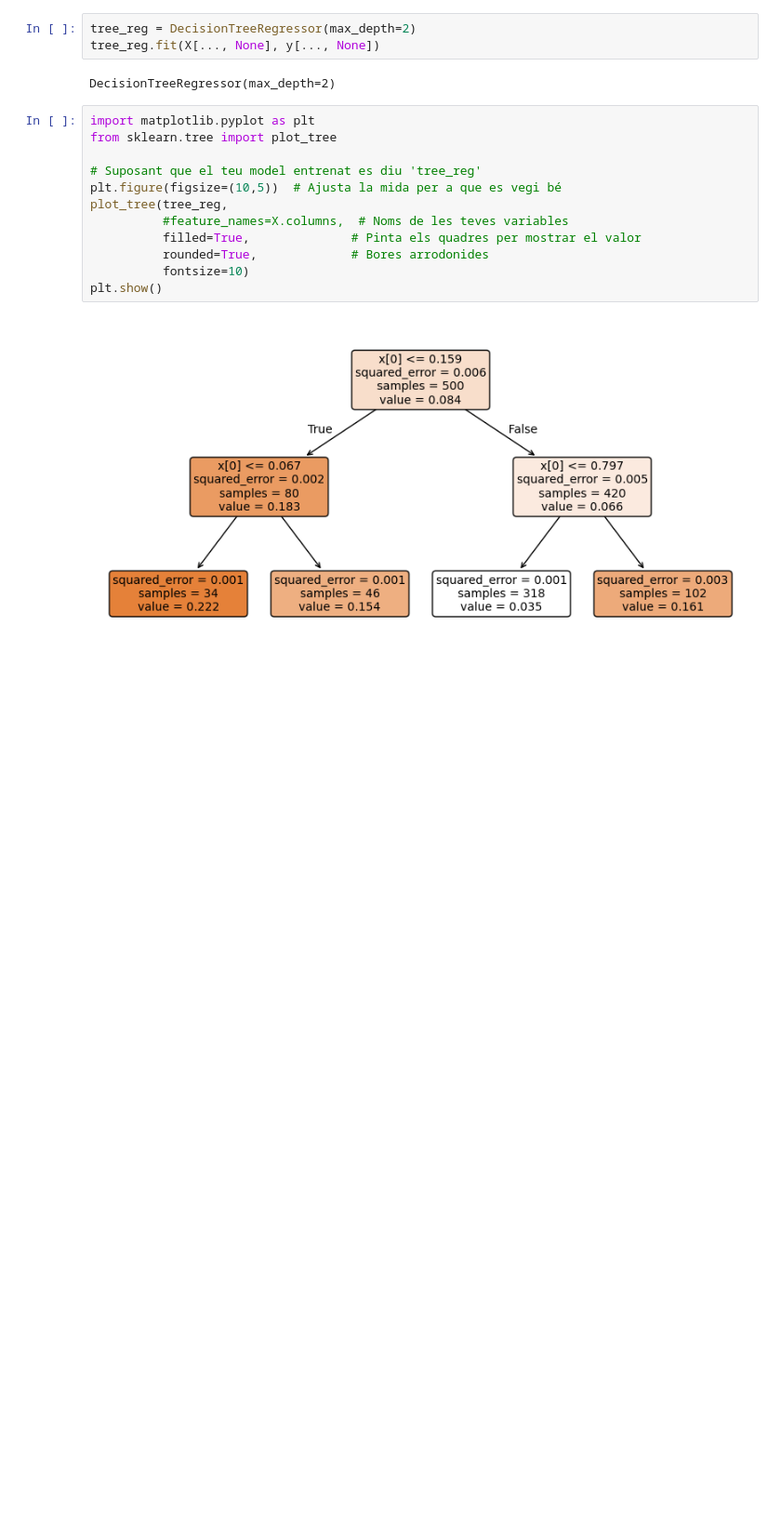
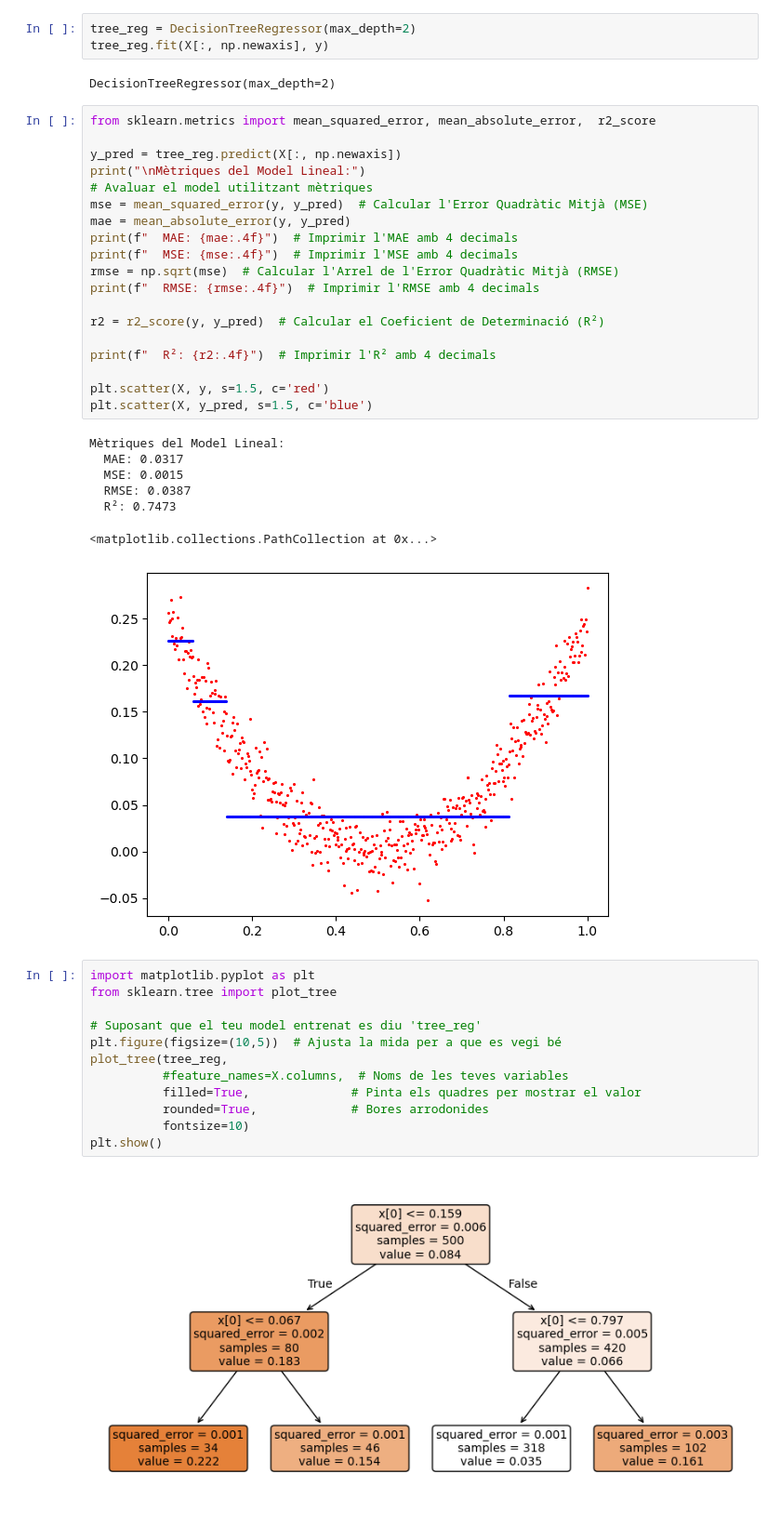
Before and after one commit to xxjcaxx/Disseny-i-avaluacio-de-models, a Jupyter notebook: apunts/documents/regressió.ipynb, the cells around one changed output. Shown at 93% size. Cells and saved outputs as stored; diff of their text form; blank space fills up the shorter version.

```diff
--- a/apunts/documents/regressió.ipynb
+++ b/apunts/documents/regressió.ipynb
@@ -760,8 +971,35 @@ plt.scatter(X, y, s=1.5, c='red')
 # %%
 tree_reg = DecisionTreeRegressor(max_depth=2)
-tree_reg.fit(X[..., None], y[..., None])
+tree_reg.fit(X[:, np.newaxis], y)
 # %% [output]
 DecisionTreeRegressor(max_depth=2)
+# %%
+from sklearn.metrics import mean_squared_error, mean_absolute_error,  r2_score
+
+y_pred = tree_reg.predict(X[:, np.newaxis])
+print("\nMètriques del Model Lineal:")
+# Avaluar el model utilitzant mètriques
+mse = mean_squared_error(y, y_pred)  # Calcular l'Error Quadràtic Mitjà (MSE)
+mae = mean_absolute_error(y, y_pred)
+print(f"  MAE: {mae:.4f}")  # Imprimir l'MAE amb 4 decimals
+print(f"  MSE: {mse:.4f}")  # Imprimir l'MSE amb 4 decimals
+rmse = np.sqrt(mse)  # Calcular l'Arrel de l'Error Quadràtic Mitjà (RMSE)
+print(f"  RMSE: {rmse:.4f}")  # Imprimir l'RMSE amb 4 decimals
+
+r2 = r2_score(y, y_pred)  # Calcular el Coeficient de Determinació (R²)
+
+print(f"  R²: {r2:.4f}")  # Imprimir l'R² amb 4 decimals
+
+plt.scatter(X, y, s=1.5, c='red')
+plt.scatter(X, y_pred, s=1.5, c='blue')
+# %% [output]
+Mètriques del Model Lineal:
+  MAE: 0.0317
+  MSE: 0.0015
+  RMSE: 0.0387
+  R²: 0.7473
+<matplotlib.collections.PathCollection at 0x...>
+[figure, added]
 # %%
 import matplotlib.pyplot as plt
 from sklearn.tree import plot_tree
```
Also changed, not shown: parts of 14 cells of this notebook, 2 other files.
